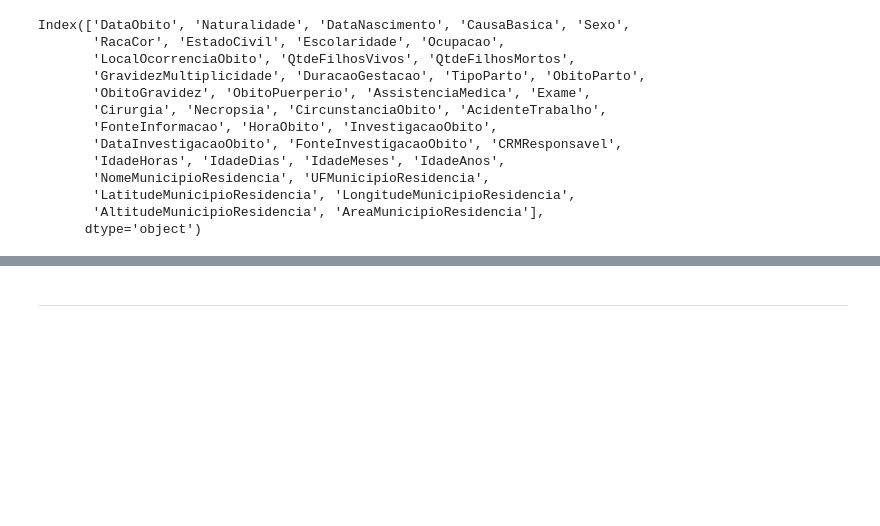
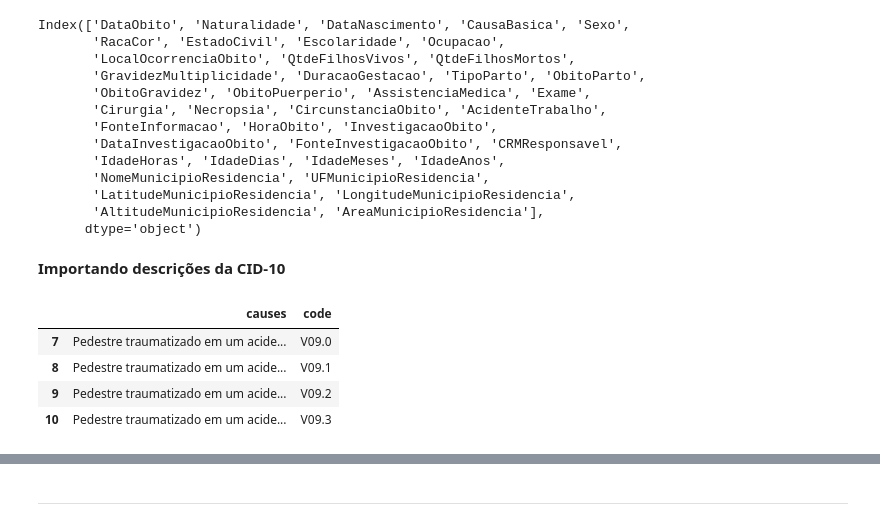
Before and after one commit to soterolab/datasus, a Jupyter notebook: 02-exploring-data.ipynb, the cells around one changed output, grey strips where cells are left out. Drawn from its saved outputs; the diff is of its cells as text; code cells hidden in the pictures; blank space fills up the shorter version.

Commit message:
Join das descrições das causas

```diff
--- a/02-exploring-data.ipynb
+++ b/02-exploring-data.ipynb
@@ -52,3 +52,14 @@ Index(['DataObito', 'Naturalidade', 'DataNascimento', 'CausaBasica', 'Sexo',
        'LatitudeMunicipioResidencia', 'LongitudeMunicipioResidencia',
        'AltitudeMunicipioResidencia', 'AreaMunicipioResidencia'],
       dtype='object')
+# %% [markdown]
+**Importando descrições da CID-10**
+# %%
+causes = pd.read_csv("data/causes_cid10.csv")
+causes.loc[7:10]
+# %% [output]
+|  | causes | code |
+| 7 | Pedestre traumatizado em um acide... | V09.0 |
+| 8 | Pedestre traumatizado em um acide... | V09.1 |
+| 9 | Pedestre traumatizado em um acide... | V09.2 |
+| 10 | Pedestre traumatizado em um acide... | V09.3 |
```
Also changed, not shown: parts of 2 cells of this notebook.
